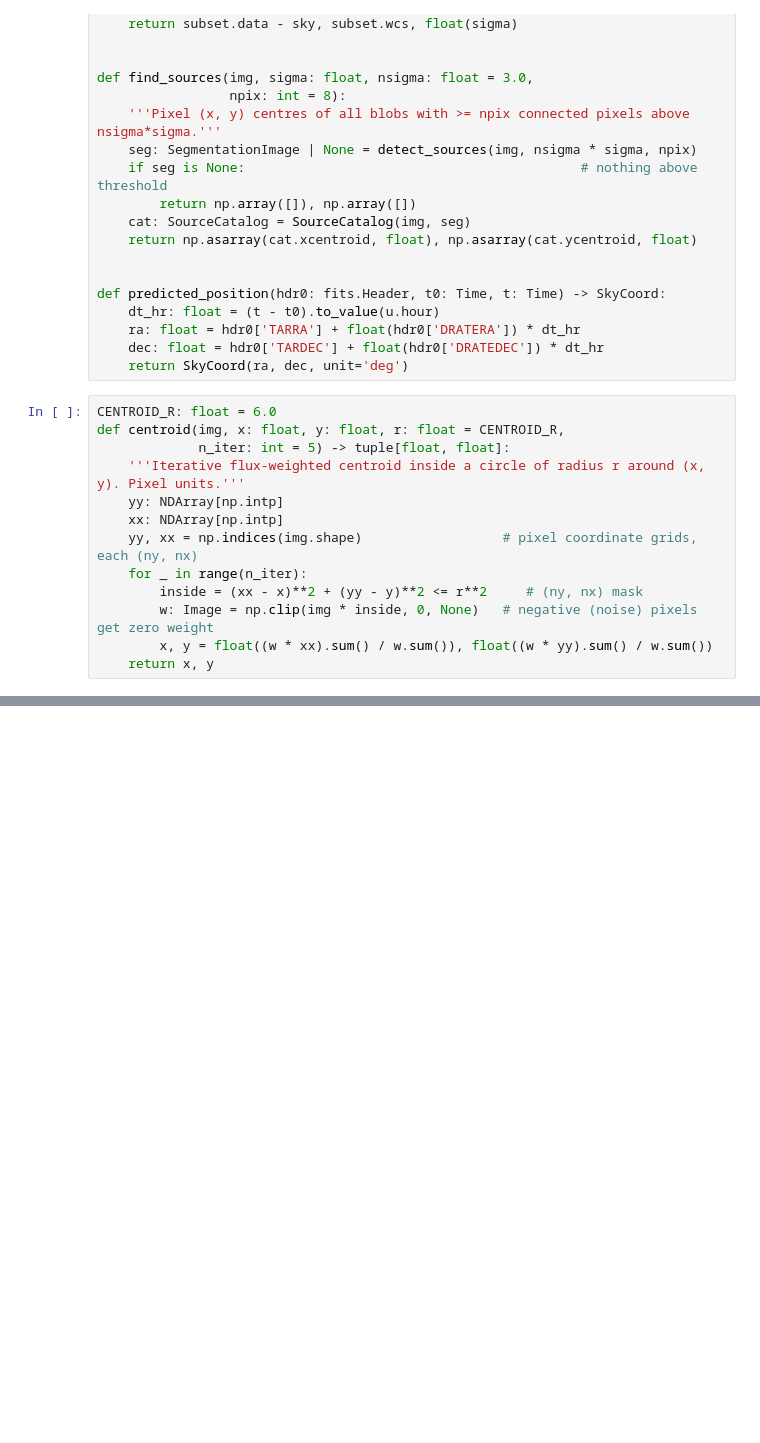
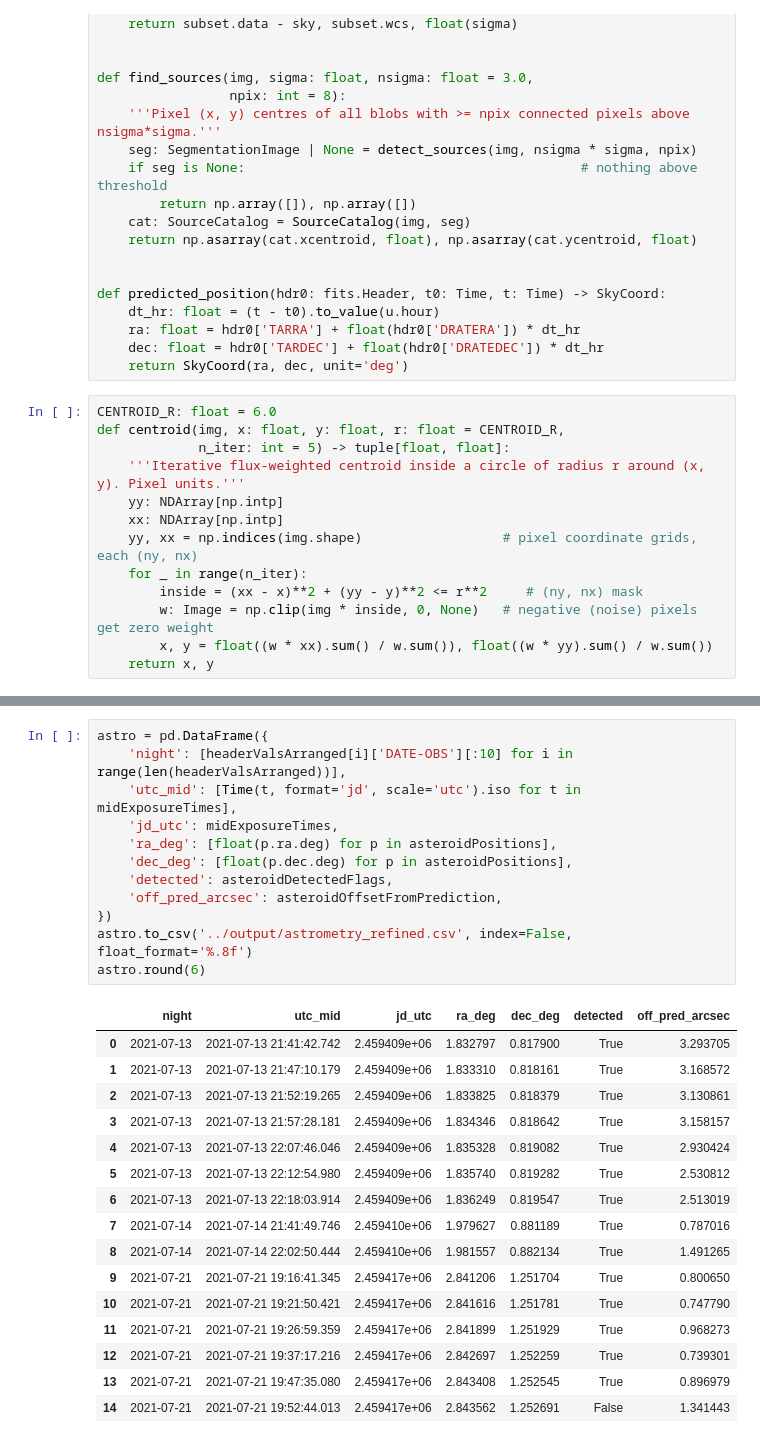
Before and after one commit to Sam-MARTis/PH556, a Jupyter notebook: refinedPrcoessingAttempt_01.ipynb, the cells around one changed output, grey strips where cells are left out. Drawn from its saved outputs; the diff is of its cells as text; blank space fills up the shorter version.

```diff
--- a/refinedPrcoessingAttempt_01.ipynb
+++ b/refinedPrcoessingAttempt_01.ipynb
@@ -194,0 +214,29 @@ WARNING: PhotutilsDeprecationWarning: The 'ycentroid' attribute was deprecated i
+# %%
+astro = pd.DataFrame({
+    'night': [headerValsArranged[i]['DATE-OBS'][:10] for i in range(len(headerValsArranged))],
+    'utc_mid': [Time(t, format='jd', scale='utc').iso for t in midExposureTimes],
+    'jd_utc': midExposureTimes,
+    'ra_deg': [float(p.ra.deg) for p in asteroidPositions],
+    'dec_deg': [float(p.dec.deg) for p in asteroidPositions],
+    'detected': asteroidDetectedFlags,
+    'off_pred_arcsec': asteroidOffsetFromPrediction,
+})
+astro.to_csv('../output/astrometry_refined.csv', index=False, float_format='%.8f')
+astro.round(6)
+# %% [output]
+|  | night | utc_mid | jd_utc | ra_deg | dec_deg | detected | off_pred_arcsec |
+| 0 | 2021-07-13 | 2021-07-13 21:41:42.742 | 2.459409e+06 | 1.832797 | 0.817900 | True | 3.293705 |
+| 1 | 2021-07-13 | 2021-07-13 21:47:10.179 | 2.459409e+06 | 1.833310 | 0.818161 | True | 3.168572 |
+| 2 | 2021-07-13 | 2021-07-13 21:52:19.265 | 2.459409e+06 | 1.833825 | 0.818379 | True | 3.130861 |
+| 3 | 2021-07-13 | 2021-07-13 21:57:28.181 | 2.459409e+06 | 1.834346 | 0.818642 | True | 3.158157 |
+| 4 | 2021-07-13 | 2021-07-13 22:07:46.046 | 2.459409e+06 | 1.835328 | 0.819082 | True | 2.930424 |
+| 5 | 2021-07-13 | 2021-07-13 22:12:54.980 | 2.459409e+06 | 1.835740 | 0.819282 | True | 2.530812 |
+| 6 | 2021-07-13 | 2021-07-13 22:18:03.914 | 2.459409e+06 | 1.836249 | 0.819547 | True | 2.513019 |
+| 7 | 2021-07-14 | 2021-07-14 21:41:49.746 | 2.459410e+06 | 1.979627 | 0.881189 | True | 0.787016 |
+| 8 | 2021-07-14 | 2021-07-14 22:02:50.444 | 2.459410e+06 | 1.981557 | 0.882134 | True | 1.491265 |
+| 9 | 2021-07-21 | 2021-07-21 19:16:41.345 | 2.459417e+06 | 2.841206 | 1.251704 | True | 0.800650 |
+| 10 | 2021-07-21 | 2021-07-21 19:21:50.421 | 2.459417e+06 | 2.841616 | 1.251781 | True | 0.747790 |
+| 11 | 2021-07-21 | 2021-07-21 19:26:59.359 | 2.459417e+06 | 2.841899 | 1.251929 | True | 0.968273 |
+| 12 | 2021-07-21 | 2021-07-21 19:37:17.216 | 2.459417e+06 | 2.842697 | 1.252259 | True | 0.739301 |
+| 13 | 2021-07-21 | 2021-07-21 19:47:35.080 | 2.459417e+06 | 2.843408 | 1.252545 | True | 0.896979 |
+| 14 | 2021-07-21 | 2021-07-21 19:52:44.013 | 2.459417e+06 | 2.843562 | 1.252691 | False | 1.341443 |
```
Also changed, not shown: parts of 3 cells of this notebook.
